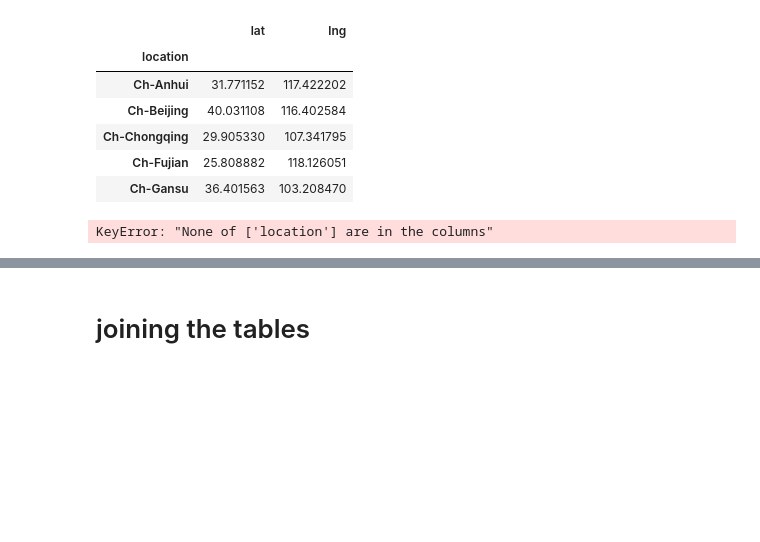
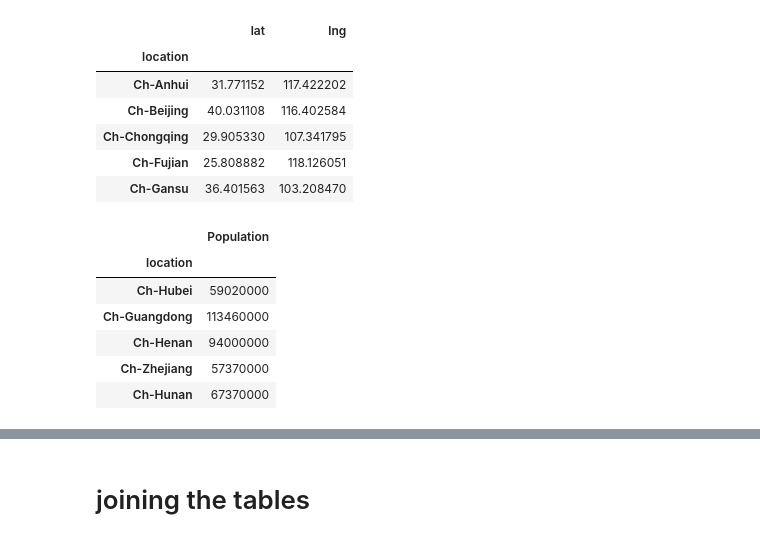
Before and after one commit to juliocrn94/CoronaVirus_ML, a Jupyter notebook: Part2.ipynb, the cells around one changed output, grey strips where cells are left out. Drawn from its saved outputs; the diff is of its cells as text; code cells hidden in the pictures; blank space fills up the shorter version.

```diff
--- a/Part2.ipynb
+++ b/Part2.ipynb
@@ -30,8 +30,14 @@ pop_china2.head()
 | Ch-Chongqing | 29.905330 | 107.341795 |
 | Ch-Fujian | 25.808882 | 118.126051 |
 | Ch-Gansu | 36.401563 | 103.208470 |
-# %%
-pop_china_recent = pop_china_recent.set_index('location')
-pop_china_recent.head()
-# %% [output]
-KeyError: "None of ['location'] are in the columns"
+# %%
+pop_china_r = pop_china_r.set_index('location').rename(columns={'population_r':'Population'})
+pop_china_r.head()
+# %% [output]
+|  | Population |
+| location |  |
+| Ch-Hubei | 59020000 |
+| Ch-Guangdong | 113460000 |
+| Ch-Henan | 94000000 |
+| Ch-Zhejiang | 57370000 |
+| Ch-Hunan | 67370000 |
```
Also changed, not shown: parts of 6 cells of this notebook, 1 other file.
